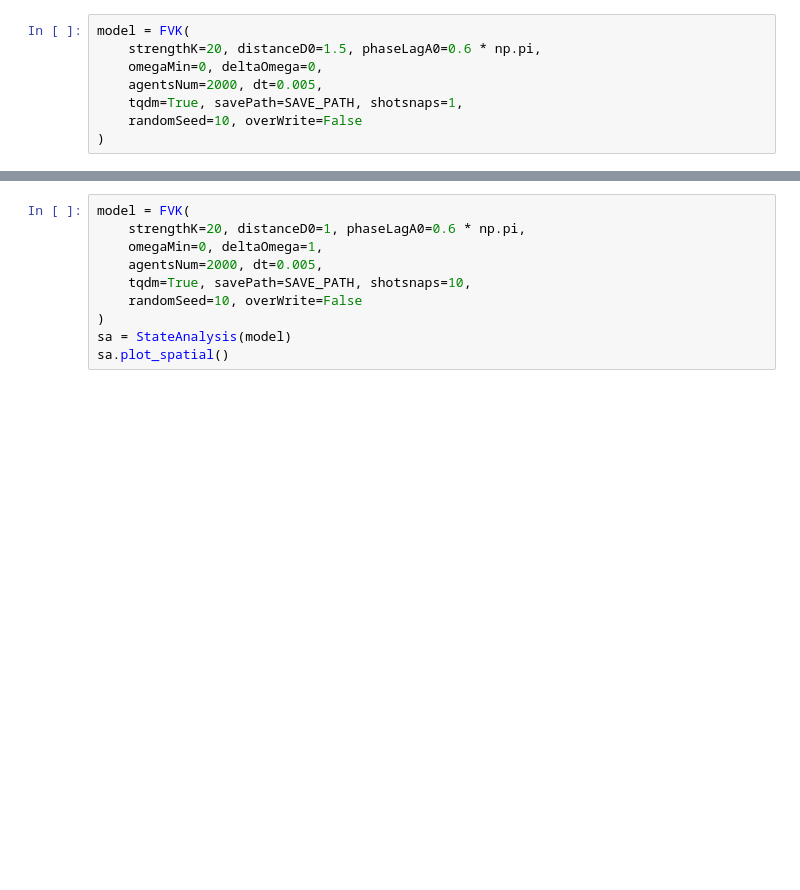
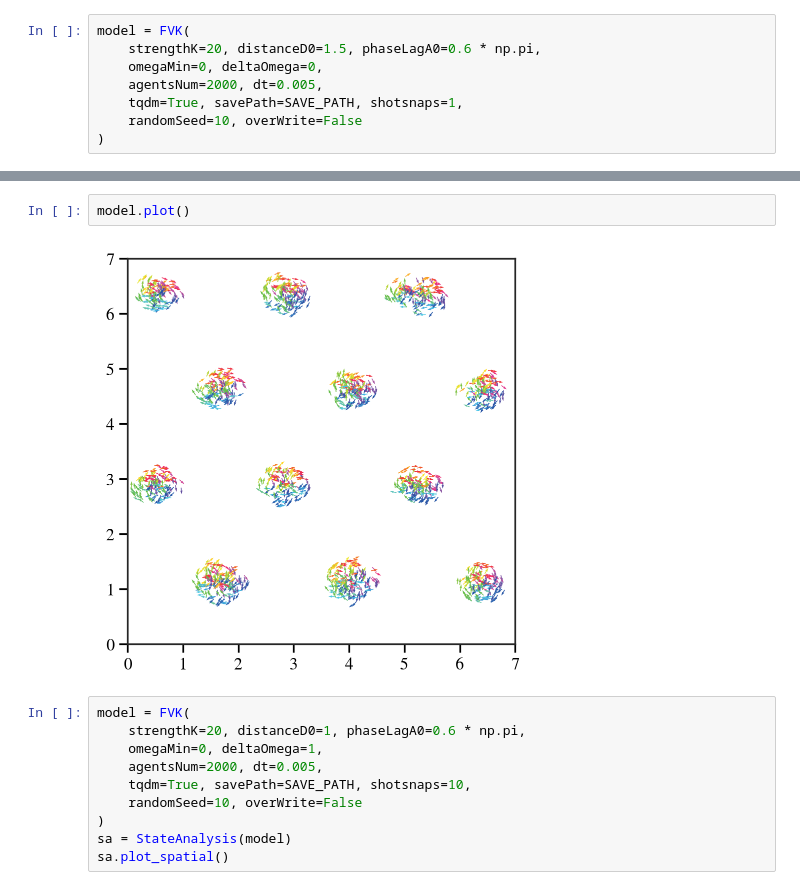
Before and after one commit to Than-Mark/Swarmalators-Experiment-Mobile, a Jupyter notebook: PJT_FVK_respiration/run.ipynb, the cells around one changed output, grey strips where cells are left out. Drawn from its saved outputs; the diff is of its cells as text; blank space fills up the shorter version.

```diff
--- a/PJT_FVK_respiration/run.ipynb
+++ b/PJT_FVK_respiration/run.ipynb
@@ -91,3 +93,7 @@ model.run(80000)
+# %%
+model.plot()
+# %% [output]
+[figure, added]
 # %%
 model = FVK(
     strengthK=20, distanceD0=1, phaseLagA0=0.6 * np.pi,
```
Also changed, not shown: parts of 1 cell of this notebook.
